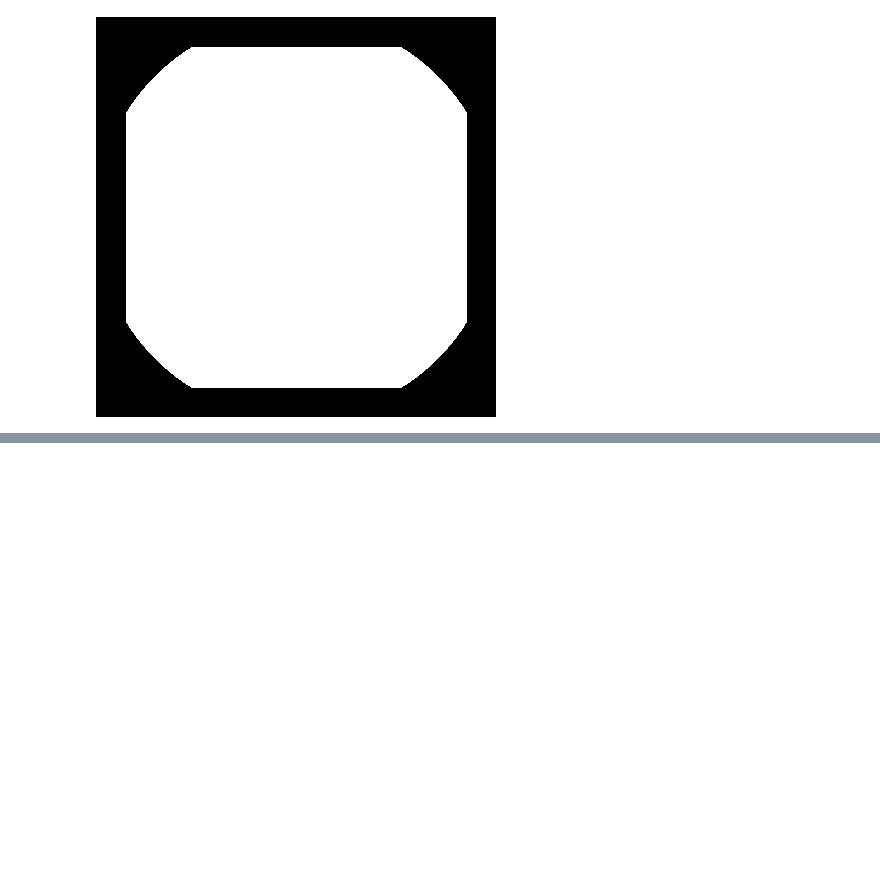
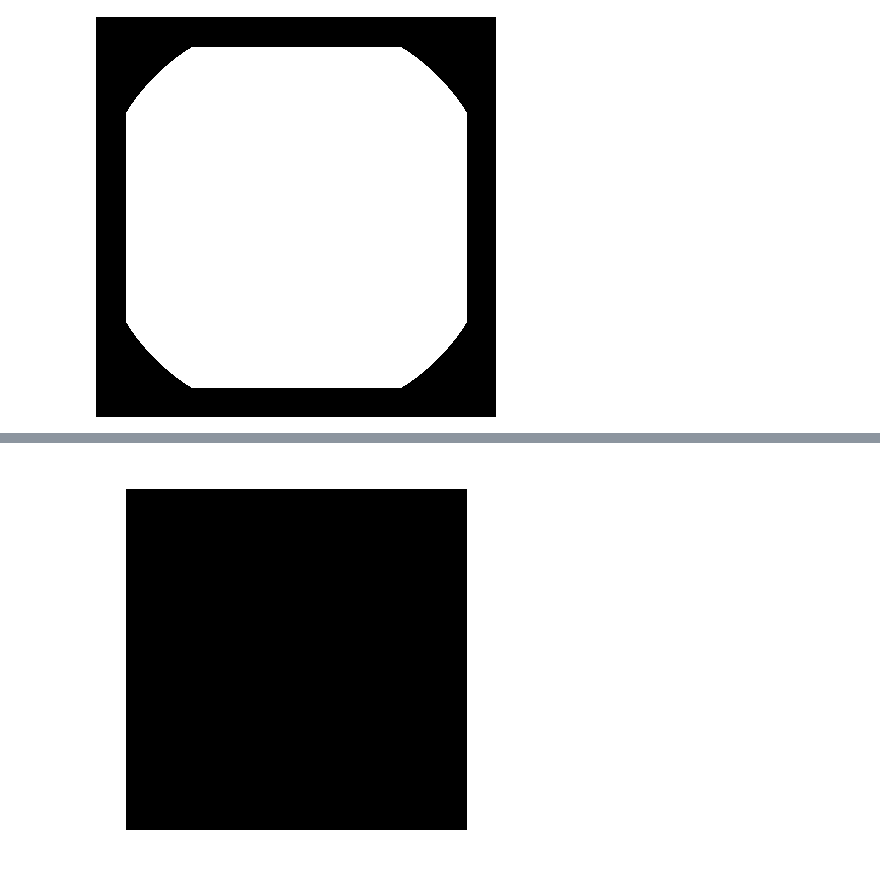
Before and after one commit to silvererudite/ML_algos_onSomeDatasets, a Jupyter notebook: openCV_tut.ipynb, the cells around one changed output, grey strips where cells are left out. Cells and saved outputs as stored; diff of their text form; code cells hidden in the pictures; blank space fills up the shorter version.

```diff
--- a/openCV_tut.ipynb
+++ b/openCV_tut.ipynb
@@ -161,0 +172,5 @@ cv2_imshow(bitwise_and)
+# %%
+bitwise_not = cv.bitwise_not(rectangle)
+cv2_imshow(bitwise_not)
+# %% [output]
+[figure, added]
```
Also changed, not shown: parts of 3 cells of this notebook.
